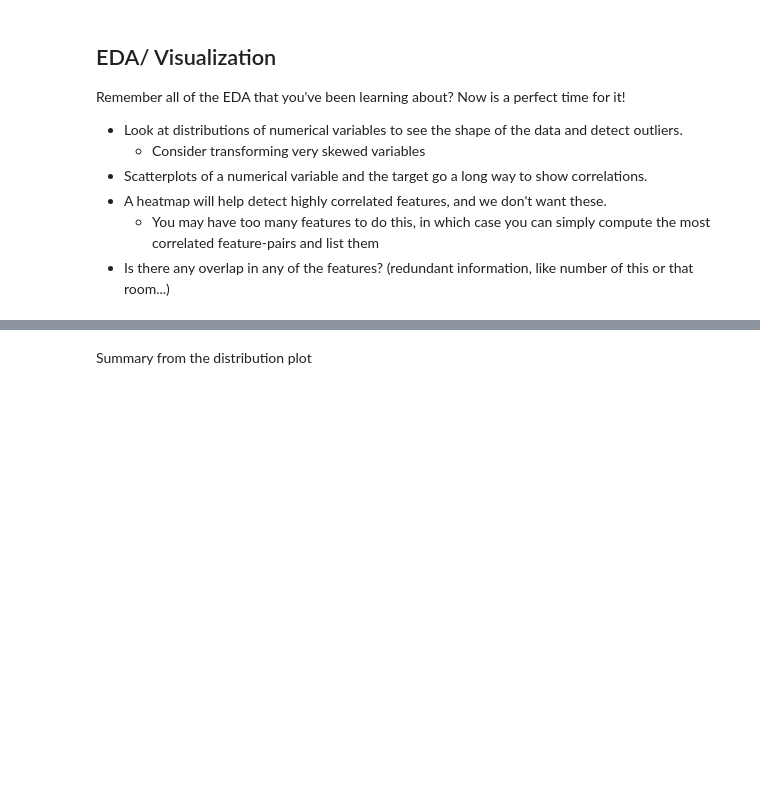
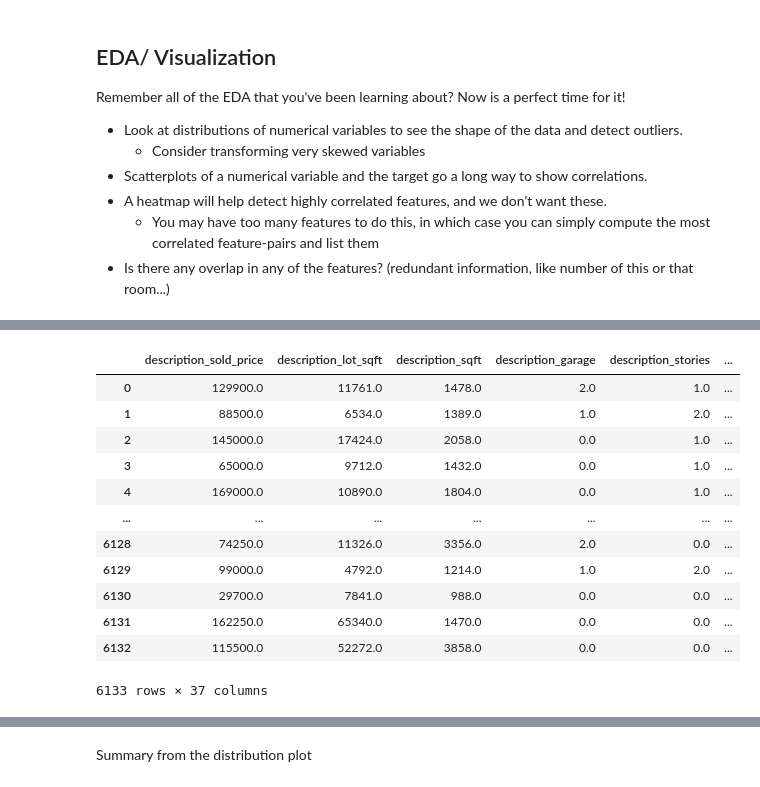
Before and after one commit to wjura/lhl-midterm-project, a Jupyter notebook: notebooks/1 - EDA.ipynb, the cells around one changed output, grey strips where cells are left out. Cells and saved outputs as stored; diff of their text form; code cells hidden in the pictures; blank space fills up the shorter version.

```diff
--- a/notebooks/1 - EDA.ipynb
+++ b/notebooks/1 - EDA.ipynb
@@ -643,0 +608,16 @@ dtype: float64
+# %%
+numeric_df = final_df.select_dtypes(include = ['float', 'int'])
+
+# Compute the correlation matrix
+corr_matrix = numeric_df.corr()
+
+# Unstack the correlation matrix and sort by absolute value
+corr_pairs = corr_matrix.abs().unstack().sort_values(ascending=False)
+
+# Remove self correlations (correlation of a feature with itself)
+corr_pairs = corr_pairs[corr_pairs < 1]
+
+# Get the most correlated pairs
+most_correlated_pairs = corr_pairs.head(20)
+
+most_correlated_pairs
@@ -643,0 +651,16 @@ dtype: float64
+# %%
+numeric_df
+# %% [output]
+|  | description_sold_price | description_lot_sqft | description_sqft | description_garage | description_stories | ... |
+| 0 | 129900.0 | 11761.0 | 1478.0 | 2.0 | 1.0 | ... |
+| 1 | 88500.0 | 6534.0 | 1389.0 | 1.0 | 2.0 | ... |
+| 2 | 145000.0 | 17424.0 | 2058.0 | 0.0 | 1.0 | ... |
+| 3 | 65000.0 | 9712.0 | 1432.0 | 0.0 | 1.0 | ... |
+| 4 | 169000.0 | 10890.0 | 1804.0 | 0.0 | 1.0 | ... |
+| ... | ... | ... | ... | ... | ... | ... |
+| 6128 | 74250.0 | 11326.0 | 3356.0 | 2.0 | 0.0 | ... |
+| 6129 | 99000.0 | 4792.0 | 1214.0 | 1.0 | 2.0 | ... |
+| 6130 | 29700.0 | 7841.0 | 988.0 | 0.0 | 0.0 | ... |
+| 6131 | 162250.0 | 65340.0 | 1470.0 | 0.0 | 0.0 | ... |
+| 6132 | 115500.0 | 52272.0 | 3858.0 | 0.0 | 0.0 | ... |
+6133 rows × 37 columns
```
Also changed, not shown: parts of 47 cells of this notebook, 3 other files.
